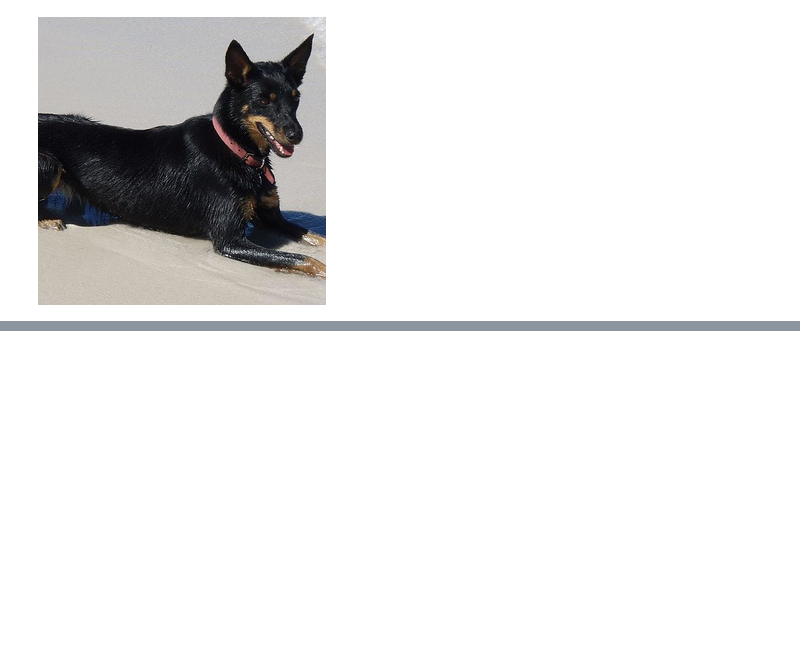
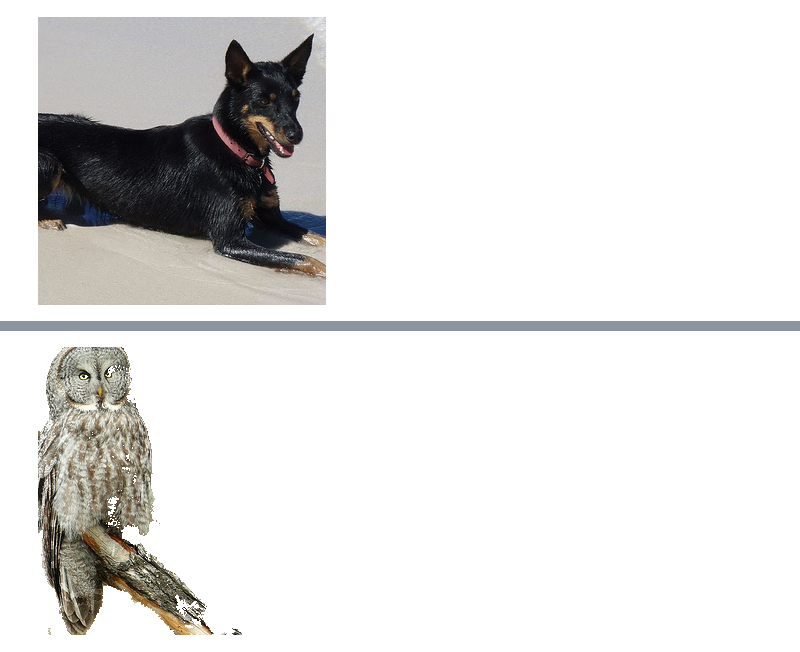
Before and after one commit to danjacobellis/matte, a Jupyter notebook: matte.ipynb, the cells around one changed output, grey strips where cells are left out. Cells and saved outputs as stored; diff of their text form; code cells hidden in the pictures; blank space fills up the shorter version.

```diff
--- a/matte.ipynb
+++ b/matte.ipynb
@@ -48,0 +55,4 @@ ToPILImage()(x[2]+0.5)
+# %%
+ToPILImage()(z[3]+0.5)
+# %% [output]
+[figure, added]
```
Also changed, not shown: parts of 5 cells of this notebook.
